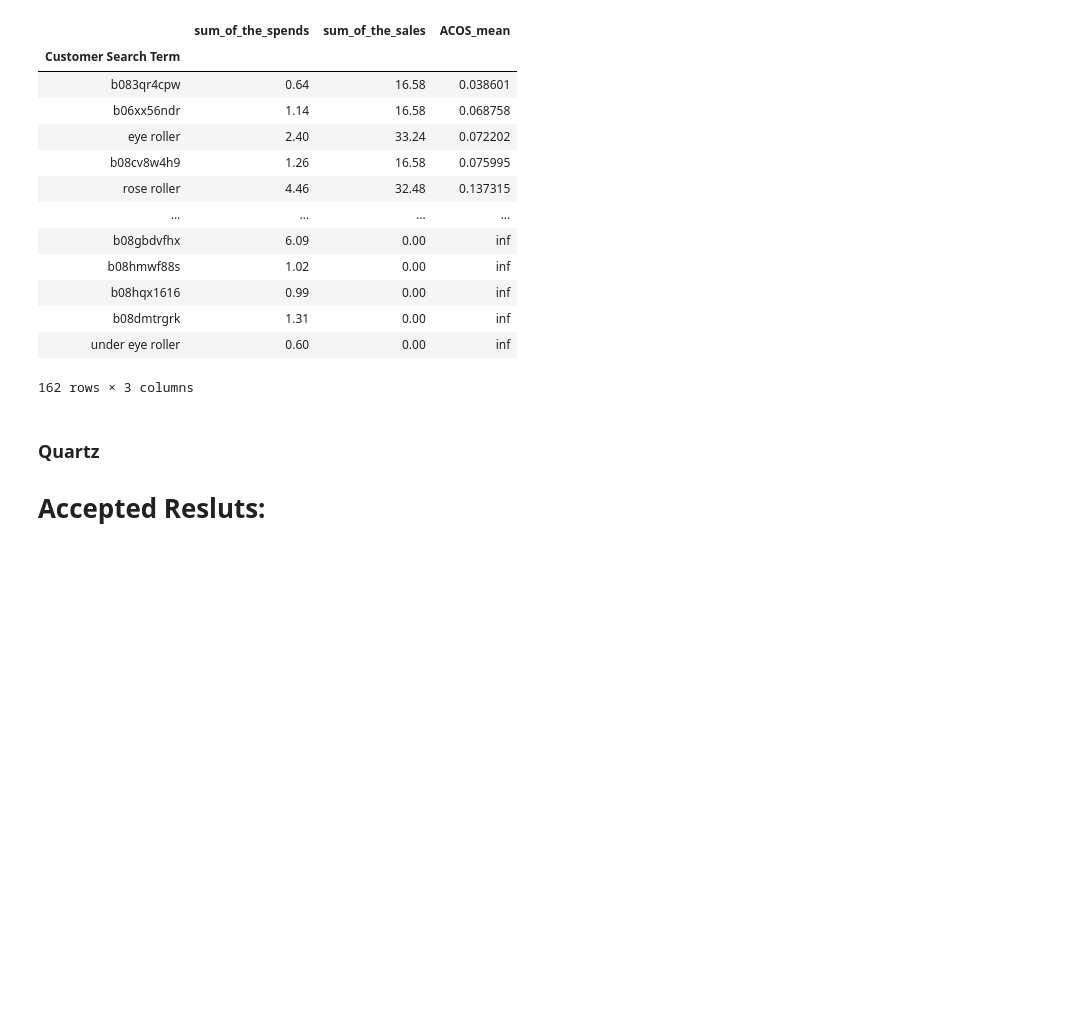
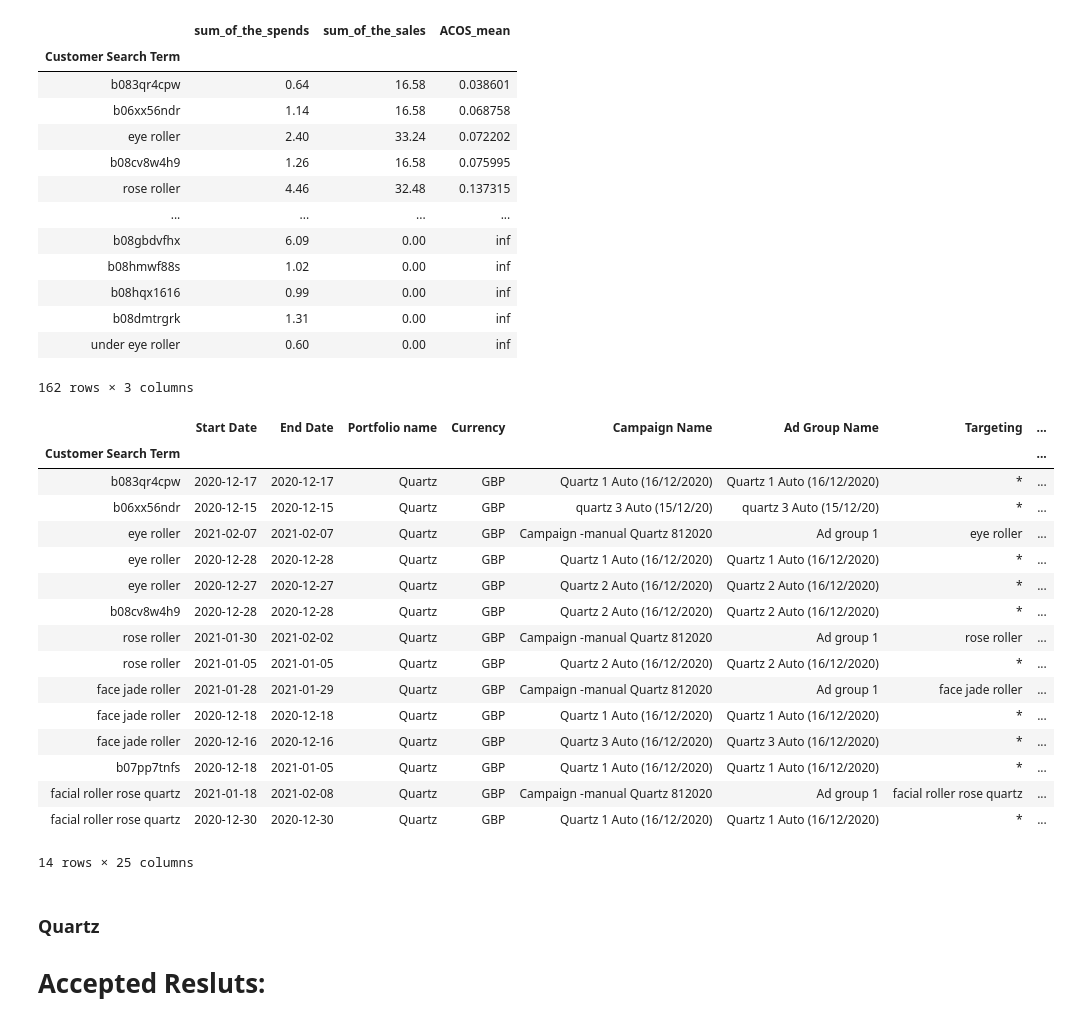
Before and after one commit to JayQuantRise20/Amazon_Advertisement_Data, a Jupyter notebook: Amazon_Data_Analysis.ipynb, the cells around one changed output. Cells and saved outputs as stored; diff of their text form; code cells hidden in the pictures; blank space fills up the shorter version.

```diff
--- a/Amazon_Data_Analysis.ipynb
+++ b/Amazon_Data_Analysis.ipynb
@@ -389,6 +366,33 @@ terms_df_q
 # %%
 # We  find the accepteable terms for threshold(0.33)
 accpeted_terms_q = terms_df_q[terms_df_q['ACOS_mean'] < 0.30].index # unaccepted terms for threshold 0.33
+# %%
+df_new_q =df_quartz
+df_new_q.index = df_quartz["Customer Search Term"]
+filterd_df_q = df_new_q.loc[accpeted_terms_q]
+#create a file for final results for Jade in a table
+filterd_df_q.to_csv("table_df_accepted_quartz.csv")
+filterd_df_q.to_csv("table_df_accepted_quartz.xlsx")
+# %%
+filterd_df_q
+# %% [output]
+|  | Start Date | End Date | Portfolio name | Currency | Campaign Name | Ad Group Name | Targeting | ... |
+| Customer Search Term |  |  |  |  |  |  |  | ... |
+| b083qr4cpw | 2020-12-17 | 2020-12-17 | Quartz | GBP | Quartz 1 Auto (16/12/2020) | Quartz 1 Auto (16/12/2020) | * | ... |
+| b06xx56ndr | 2020-12-15 | 2020-12-15 | Quartz | GBP | quartz 3 Auto (15/12/20) | quartz 3 Auto (15/12/20) | * | ... |
+| eye roller | 2021-02-07 | 2021-02-07 | Quartz | GBP | Campaign -manual Quartz 812020 | Ad group 1 | eye roller | ... |
+| eye roller | 2020-12-28 | 2020-12-28 | Quartz | GBP | Quartz 1 Auto (16/12/2020) | Quartz 1 Auto (16/12/2020) | * | ... |
+| eye roller | 2020-12-27 | 2020-12-27 | Quartz | GBP | Quartz 2 Auto (16/12/2020) | Quartz 2 Auto (16/12/2020) | * | ... |
+| b08cv8w4h9 | 2020-12-28 | 2020-12-28 | Quartz | GBP | Quartz 2 Auto (16/12/2020) | Quartz 2 Auto (16/12/2020) | * | ... |
+| rose roller | 2021-01-30 | 2021-02-02 | Quartz | GBP | Campaign -manual Quartz 812020 | Ad group 1 | rose roller | ... |
+| rose roller | 2021-01-05 | 2021-01-05 | Quartz | GBP | Quartz 2 Auto (16/12/2020) | Quartz 2 Auto (16/12/2020) | * | ... |
+| face jade roller | 2021-01-28 | 2021-01-29 | Quartz | GBP | Campaign -manual Quartz 812020 | Ad group 1 | face jade roller | ... |
+| face jade roller | 2020-12-18 | 2020-12-18 | Quartz | GBP | Quartz 1 Auto (16/12/2020) | Quartz 1 Auto (16/12/2020) | * | ... |
+| face jade roller | 2020-12-16 | 2020-12-16 | Quartz | GBP | Quartz 3 Auto (16/12/2020) | Quartz 3 Auto (16/12/2020) | * | ... |
+| b07pp7tnfs | 2020-12-18 | 2021-01-05 | Quartz | GBP | Quartz 1 Auto (16/12/2020) | Quartz 1 Auto (16/12/2020) | * | ... |
+| facial roller rose quartz | 2021-01-18 | 2021-02-08 | Quartz | GBP | Campaign -manual Quartz 812020 | Ad group 1 | facial roller rose quartz | ... |
+| facial roller rose quartz | 2020-12-30 | 2020-12-30 | Quartz | GBP | Quartz 1 Auto (16/12/2020) | Quartz 1 Auto (16/12/2020) | * | ... |
+14 rows × 25 columns
 # %% [markdown]
 ### Quartz
 
```
Also changed, not shown: parts of 11 cells of this notebook, 4 other files.
